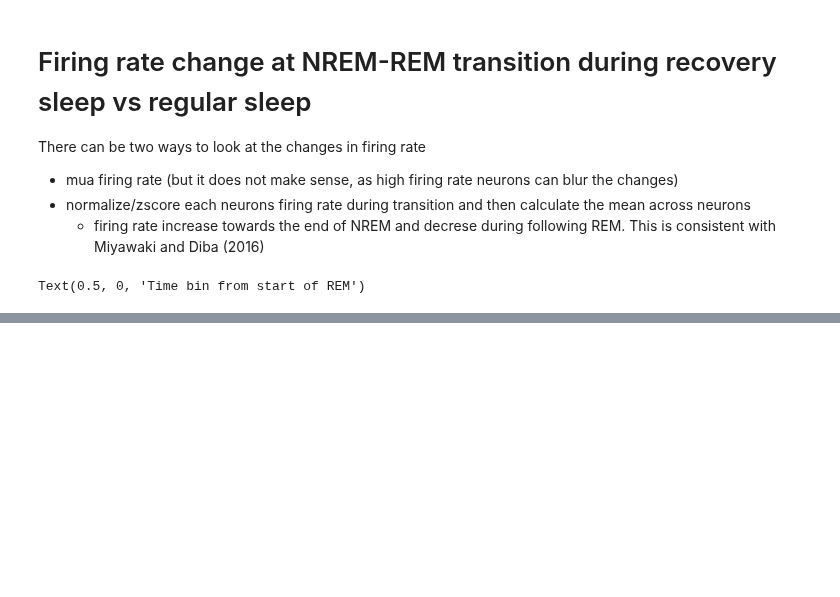
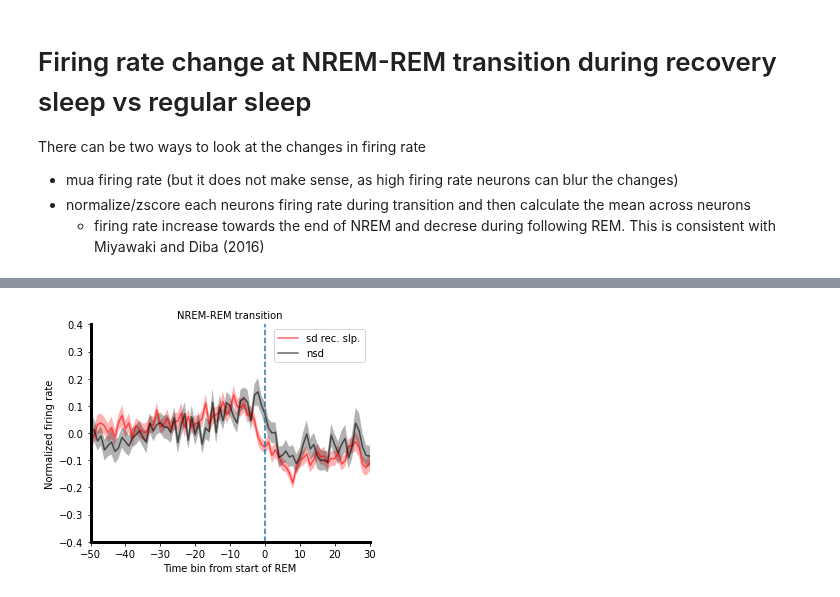
Before and after one commit to bapungiri/NeuroPy, a Jupyter notebook: sleep_deprivation/sd_spk_analyses.ipynb, the cells around one changed output, grey strips where cells are left out. Drawn from its saved outputs; the diff is of its cells as text; code cells hidden in the pictures; blank space fills up the shorter version.

Commit message:
new nrem firing rate analysis

```diff
--- a/sleep_deprivation/sd_spk_analyses.ipynb
+++ b/sleep_deprivation/sd_spk_analyses.ipynb
@@ -313,7 +326,7 @@ for i,grp in enumerate(['sd','nsd']):
     grp_df = df_.get_group(grp)
     mean_frate = grp_df.groupby('bins').mean().frate
     sem_frate = grp_df.groupby('bins').sem(ddof=0).frate
-    ax.fill_between(mean_frate.index.values,mean_frate-sem_frate,mean_frate+sem_frate,color=color[i],alpha=0.3)
+    ax.fill_between(mean_frate.index.values,mean_frate-sem_frate,mean_frate+sem_frate,color=color[i],alpha=0.3,ec=None)
     ax.plot(mean_frate.index.values,mean_frate,color=color[i],alpha=0.6)
     # ax.errorbar(mean_frate.index,mean_frate, yerr=sem_frate,color=color[i],capsize=3,elinewidth=1,errorevery=1)
     # ax = sns.lineplot(data=df,x='bins',y='mua',ci='sd')
@@ -323,7 +336,7 @@ ax.axvline(x=0,ls='--')
 ax.set_xlim([-50,30])
 ax.set_ylim([-0.4,0.4])
 ax.set_title('NREM-REM transition')
-ax.set_ylabel('Firing rate')
+ax.set_ylabel('Normalized firing rate')
 ax.set_xlabel('Time bin from start of REM')
+figure.savefig('nrem-rem_transition_frate_sd_vs_nsd',folder='/home/bapung/Documents/figures')
 # %% [output]
-Text(0.5, 0, 'Time bin from start of REM')
@@ -330,0 +343 @@ Text(0.5, 0, 'Time bin from start of REM')
+[figure, added]
```
Also changed, not shown: parts of 13 cells of this notebook.
